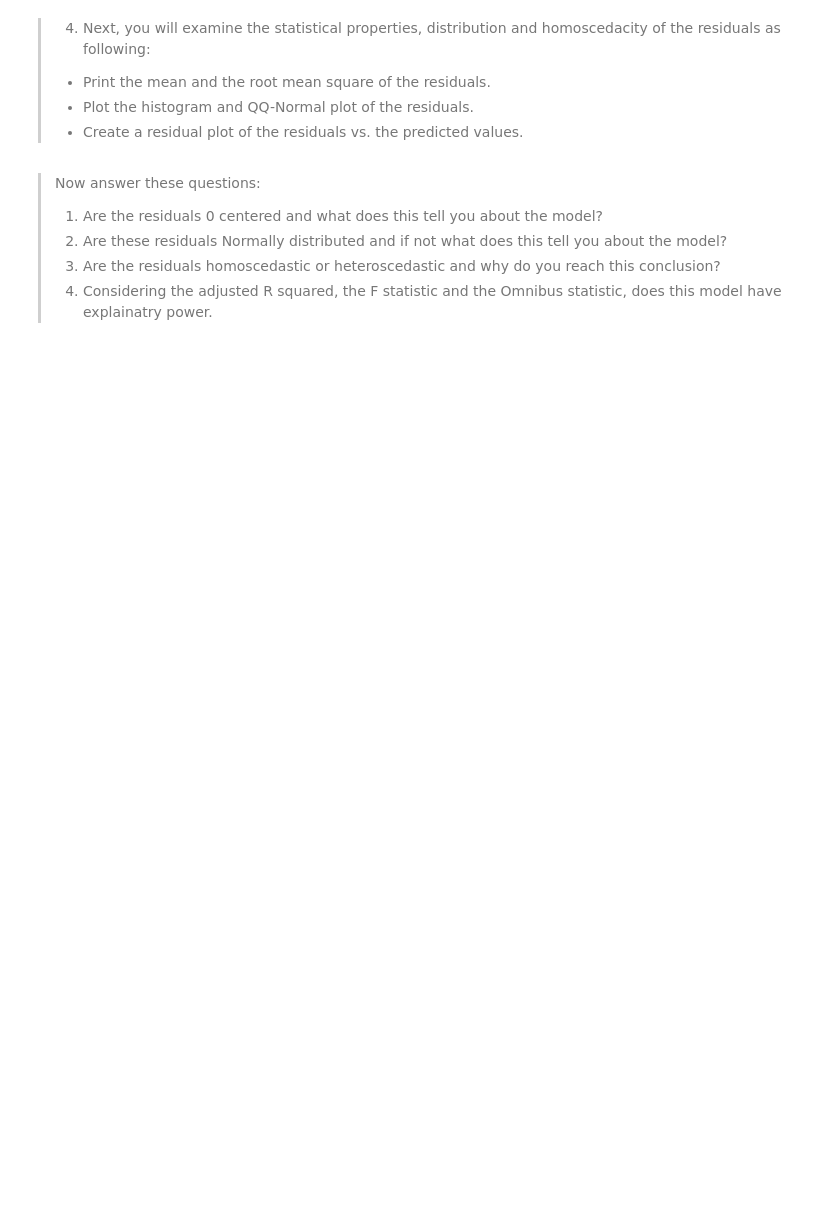
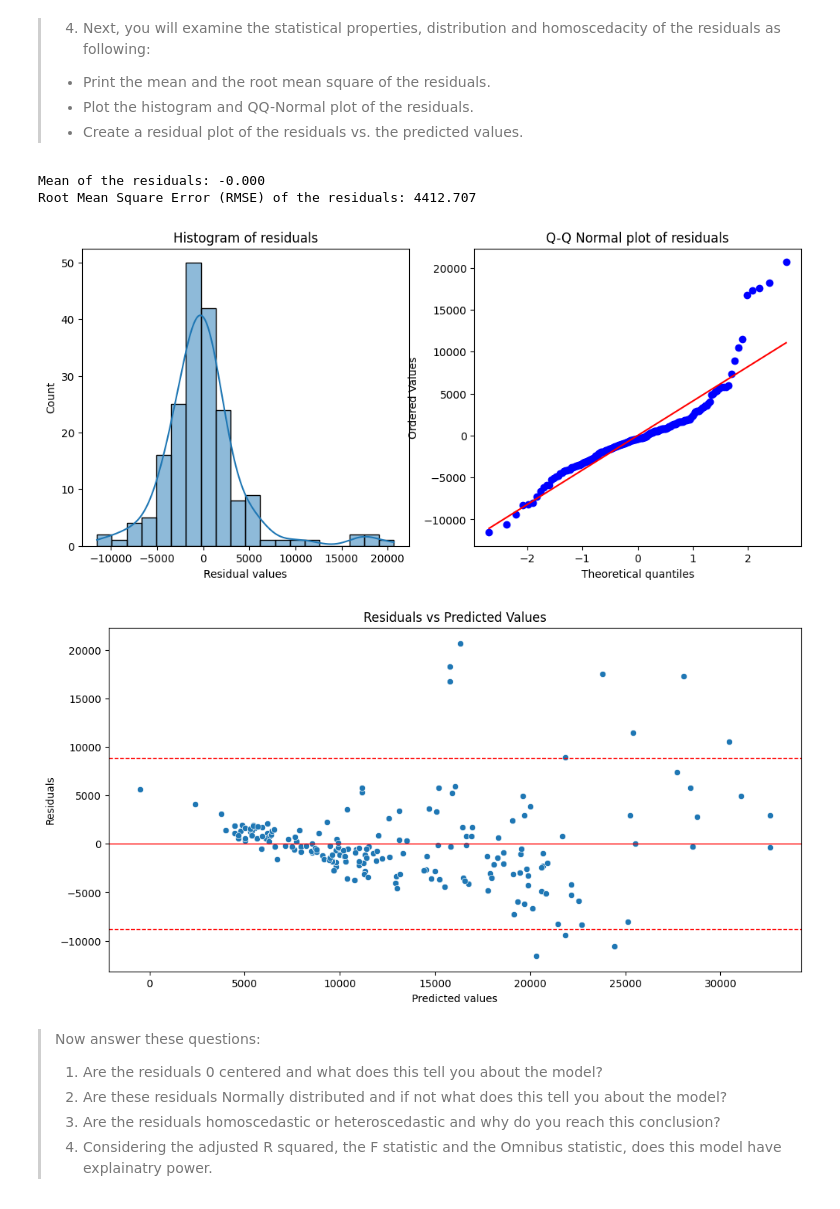
Before and after one commit to StephenElston/CSCI-E-83, a Jupyter notebook: Notebooks/19_Chapter19_LinearModels.ipynb, the cells around one changed output. Drawn from its saved outputs; the diff is of its cells as text; code cells hidden in the pictures; blank space fills up the shorter version.

```diff
--- a/Notebooks/19_Chapter19_LinearModels.ipynb
+++ b/Notebooks/19_Chapter19_LinearModels.ipynb
@@ -470,7 +534,7 @@ These residuals look quite homoscedastic. In summary, the fit of the linear mode
 > **Exercise 19-1:** You will now construct a single regression model for the price of automobiles given the weight. Using statistical terminology we can stay we want to model the dependent variable, price, by the independent variable, or explanatory variable, weight. Now, follow these steps:
 > 1. Execute the code in the cell below to load the required dataset and center (zero mean) the independent variables you will work with.
 # %%
-auto_price = pd.read_csv('../data//AutoPricesClean.csv')
+auto_price = pd.read_csv('/content/AutoPricesClean.csv')
 for col,new_col in zip(['curb_weight','engine_size'],['curb_weight_centered','engine_size_centered']):
     auto_price[new_col] = auto_price.loc[:,col] - np.mean(auto_price.loc[:,col])
 # %% [markdown]
@@ -481,0 +543,6 @@ for col,new_col in zip(['curb_weight','engine_size'],['curb_weight_centered','en
+# %%
+# Define the regression model using the centered curb weight variable
+auto_ols = smf.ols(formula='price ~ curb_weight_centered', data=auto_price).fit()
+
+# Print the summary of the OLS regression model
+print(auto_ols.summary())
@@ -489,3 +572,53 @@ for col,new_col in zip(['curb_weight','engine_size'],['curb_weight_centered','en
+# %%
+# Add predicted and residuals columns to the data frame
+auto_price['predicted'] = auto_ols.predict(auto_price['curb_weight_centered'])
+auto_price['residuals'] = auto_price['price'] - auto_price['predicted']
+
+# Print the mean and RMSE of the residuals
+mean_residuals = np.mean(auto_price['residuals'])
+rmse_residuals = np.sqrt(np.mean(auto_price['residuals']**2))
+print(f'Mean of the residuals: {mean_residuals:.3f}')
+print(f'Root Mean Square Error (RMSE) of the residuals: {rmse_residuals:.3f}')
+
+# Plot the histogram and Q-Q Normal plot of the residuals
+def plot_resid_dist(residuals):
+    fig, ax = plt.subplots(nrows=1, ncols=2, figsize=(12, 5))
+
+    # Plot a histogram
+    sns.histplot(residuals, bins=20, kde=True, ax=ax[0])
+    ax[0].set_title('Histogram of residuals')
+    ax[0].set_xlabel('Residual values')
+
+    # Plot the Q-Q Normal plot
+    ss.probplot(residuals, plot=ax[1])
+    ax[1].set_title('Q-Q Normal plot of residuals')
+
+    plt.show()
+
+plot_resid_dist(auto_price['residuals'])
+
+# Create the residual plot (residuals vs predicted values)
+def residual_plot(df, predicted='predicted', residuals='residuals'):
+    fig, ax = plt.subplots(figsize=(12, 6))
+    sns.scatterplot(x=predicted, y=residuals, data=df, ax=ax)
+
+    # Add lines for 0 and 2*RMSE thresholds
+    RMSE = np.std(df[residuals])
+    ax.axhline(0.0, color='red', linewidth=1.0)
+    ax.axhline(2.0*RMSE, color='red', linestyle='dashed', linewidth=1.0)
+    ax.axhline(-2.0*RMSE, color='red', linestyle='dashed', linewidth=1.0)
+
+    ax.set_title('Residuals vs Predicted Values')
+    ax.set_xlabel('Predicted values')
+    ax.set_ylabel('Residuals')
+    plt.show()
+
+residual_plot(auto_price)
+# %% [output]
+Mean of the residuals: -0.000
+Root Mean Square Error (RMSE) of the residuals: 4412.707
+[figure, added]
+[figure, added]
 # %% [markdown]
 > Now answer these questions:
 > 1. Are the residuals 0 centered and what does this tell you about the model?
```
Also changed, not shown: parts of 35 cells of this notebook.
